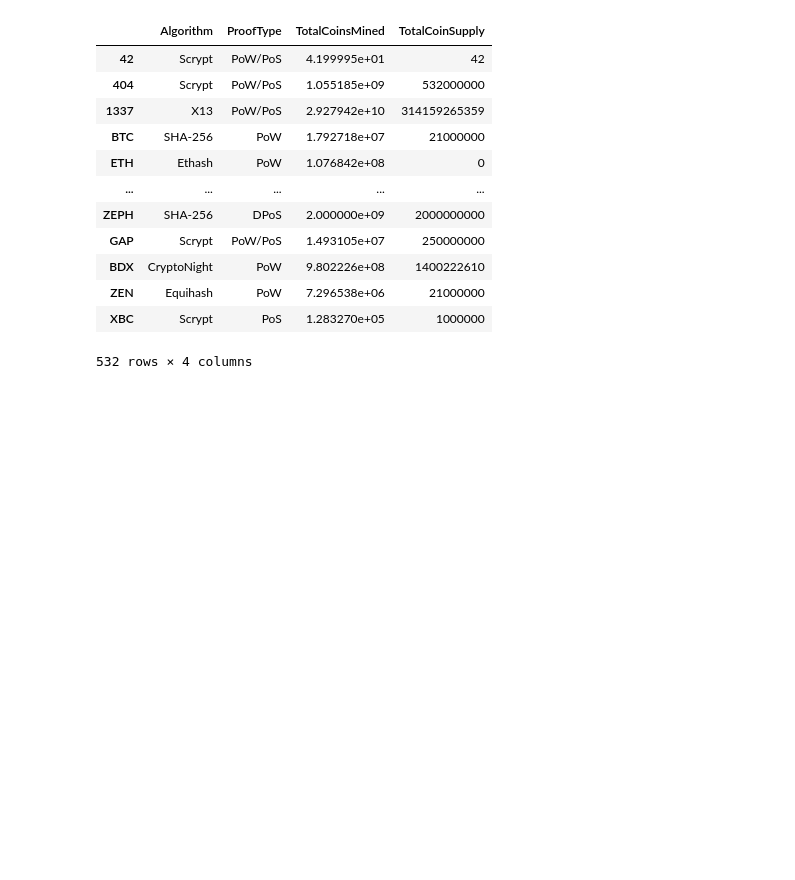
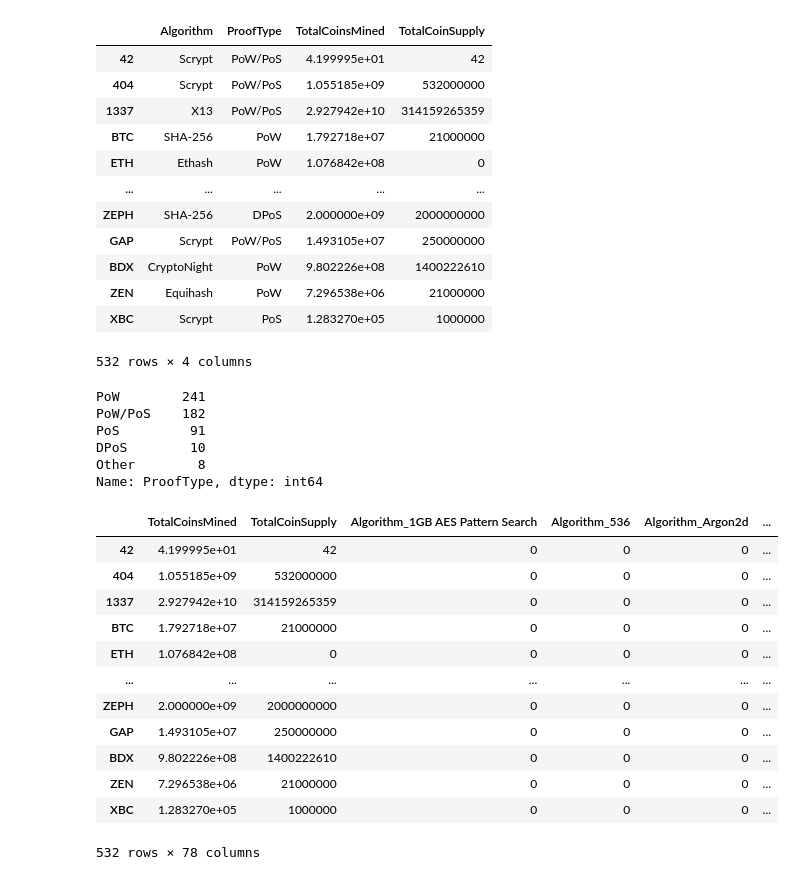
Before and after one commit to andyob715/unsupervised_machine_learning, a Jupyter notebook: crypto.ipynb, the cells around one changed output. Cells and saved outputs as stored; diff of their text form; code cells hidden in the pictures; blank space fills up the shorter version.

```diff
--- a/crypto.ipynb
+++ b/crypto.ipynb
@@ -120,3 +120,40 @@ crypto5
 | ZEN | Equihash | PoW | 7.296538e+06 | 21000000 |
 | XBC | Scrypt | PoS | 1.283270e+05 | 1000000 |
 532 rows × 4 columns
+# %%
+# convert the remaining features with text values, Algorithm and ProofType, into numerical data
+#gonna scrub the Proof Type a bit
+# combining some options based on research https://www.cryptokosh.com/understanding-different-proofs-of-crypto-consensus/ \
+# and the delineations aren't worth the skewed results given the ones I will combine
+crypto6=crypto5.replace({"PoS/PoW ":"PoW/PoS","PoS/PoW":"PoW/PoS","PoW and PoS":"PoW/PoS",\
+                         "PoW/PoW":"PoW","Pos":"PoS","Proof of Authority":"Other","DPOS":"DPoS",\
+                        "PoW/nPoS":"PoW/PoS","LPoS":"PoS","PoS/LPoS":"PoS","dPoW/PoW":"PoW","HPoW":"PoW",\
+                         "Zero-Knowledge Proof":"Other","Proof of Trust":"Other","PoW/PoS ":"PoW/PoS","PoW + Hive":"PoW",\
+                        "PoA":"Other","PoC":"Other","PoST":"PoS","POBh":"Other","PoS/PoW/PoT":"PoW/PoS","DPoS ":"PoS","TPoS":"PoS"})
+
+print(crypto6['ProofType'].value_counts())
+# %% [output]
+PoW        241
+PoW/PoS    182
+PoS         91
+DPoS        10
+Other        8
+Name: ProofType, dtype: int64
+# %%
+# convert the remaining features with text values, Algorithm and ProofType, into numerical data
+crypto7 = pd.get_dummies(crypto6,columns = ['Algorithm','ProofType'])
+crypto7
+# %% [output]
+|  | TotalCoinsMined | TotalCoinSupply | Algorithm_1GB AES Pattern Search | Algorithm_536 | Algorithm_Argon2d | ... |
+| 42 | 4.199995e+01 | 42 | 0 | 0 | 0 | ... |
+| 404 | 1.055185e+09 | 532000000 | 0 | 0 | 0 | ... |
+| 1337 | 2.927942e+10 | 314159265359 | 0 | 0 | 0 | ... |
+| BTC | 1.792718e+07 | 21000000 | 0 | 0 | 0 | ... |
+| ETH | 1.076842e+08 | 0 | 0 | 0 | 0 | ... |
+| ... | ... | ... | ... | ... | ... | ... |
+| ZEPH | 2.000000e+09 | 2000000000 | 0 | 0 | 0 | ... |
+| GAP | 1.493105e+07 | 250000000 | 0 | 0 | 0 | ... |
+| BDX | 9.802226e+08 | 1400222610 | 0 | 0 | 0 | ... |
+| ZEN | 7.296538e+06 | 21000000 | 0 | 0 | 0 | ... |
+| XBC | 1.283270e+05 | 1000000 | 0 | 0 | 0 | ... |
+532 rows × 78 columns
```
Also changed, not shown: parts of 4 cells of this notebook.
